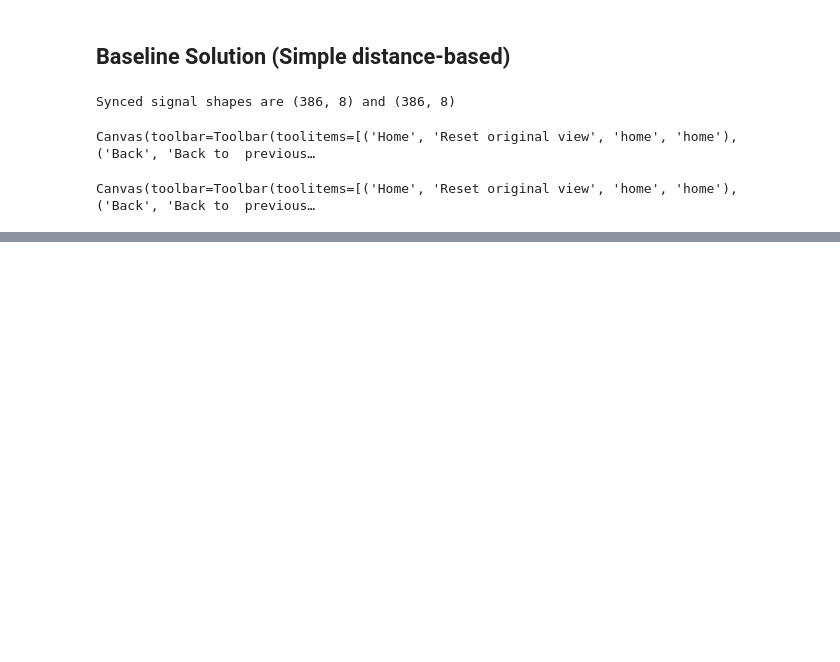
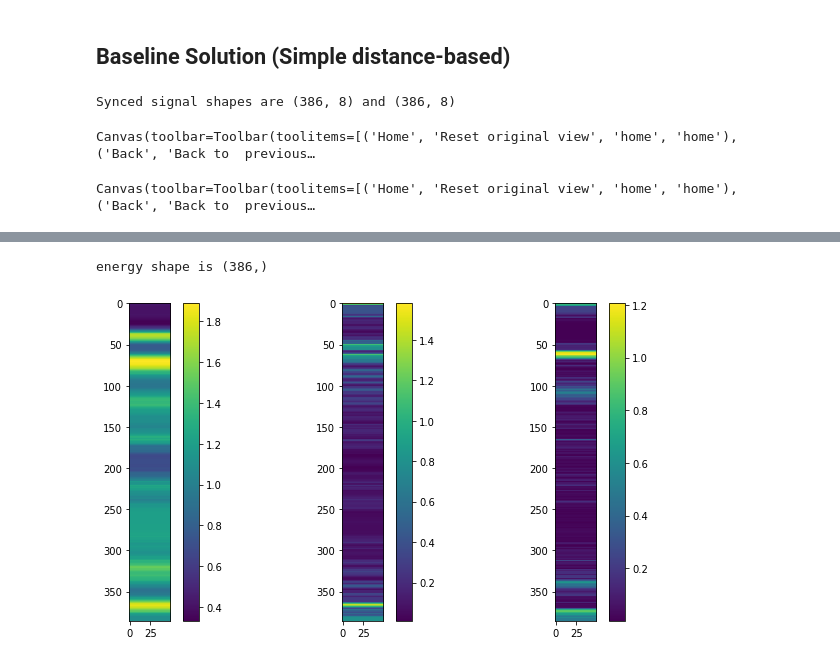
Before and after one commit to ethz-asl/fgsp, a Jupyter notebook: bin/GraphSignatures.ipynb, the cells around one changed output, grey strips where cells are left out. Cells and saved outputs as stored; diff of their text form; code cells hidden in the pictures; blank space fills up the shorter version.

```diff
--- a/bin/GraphSignatures.ipynb
+++ b/bin/GraphSignatures.ipynb
@@ -288,18 +316,23 @@ x_opt_rot = [0] * n_nodes
 x_est_rot = [0] * n_nodes
 
 wxyz = opt_trajectory[0][i,4:8]
-opt_origin = np.linalg.norm(Rotation.from_quat([wxyz[1], wxyz[2], wxyz[3], wxyz[0]]).as_rotvec())
+opt_origin = Rotation.from_quat([wxyz[1], wxyz[2], wxyz[3], wxyz[0]]).as_matrix()
 
 wxyz = est_trajectory[0][i,4:8]
-est_origin = np.linalg.norm(Rotation.from_quat([wxyz[1], wxyz[2], wxyz[3], wxyz[0]]).as_rotvec())
+est_origin = Rotation.from_quat([wxyz[1], wxyz[2], wxyz[3], wxyz[0]]).as_matrix()
 
 
 for i in range(0, n_nodes):
     wxyz = opt_trajectory[0][i,4:8]
-    x_opt_rot[i] = opt_origin - np.linalg.norm(Rotation.from_quat([wxyz[1], wxyz[2], wxyz[3], wxyz[0]]).as_rotvec())
+    rot_diff = np.matmul(opt_origin, Rotation.from_quat([wxyz[1], wxyz[2], wxyz[3], wxyz[0]]).as_matrix().transpose())
+#     x_opt_rot[i] = np.nan_to_num(np.arccos(0.5 * (np.trace(rot_diff)-1)))
+    x_opt_rot[i] = np.trace(rot_diff)
 
     wxyz = est_trajectory[0][i,4:8]
-    x_est_rot[i] = est_origin - np.linalg.norm(Rotation.from_quat([wxyz[1], wxyz[2], wxyz[3], wxyz[0]]).as_rotvec())
+    rot_diff = np.matmul(est_origin, Rotation.from_quat([wxyz[1], wxyz[2], wxyz[3], wxyz[0]]).as_matrix().transpose())
+#     x_est_rot[i] = np.nan_to_num(np.arccos(0.5 * (np.trace(rot_diff)-1)))
+    x_est_rot[i] = np.trace(rot_diff)
+
 
 x_opt_rot = np.array(x_opt_rot)
 x_est_rot = np.array(x_est_rot)
@@ -399,0 +393,42 @@ partitioned noedes [0, 5, 15, 25, 35, 45, 55, 65, 75, 85]
+# %%
+### Combined
+
+x_opt_combined = np.column_stack((x_opt, x_opt_rot))
+x_est_combined = np.column_stack((x_est, x_est_rot))
+W_opt = global_graph_eval.compute_wavelet_coeffs(x_opt_combined)
+W_est = robot_graph_eval.compute_wavelet_coeffs(x_est_combined)
+global_energy = np.abs(np.array(W_opt))
+robot_energy = np.abs(np.array(W_est))
+
+diff = global_energy[:,0:2] - robot_energy[:,0:2]
+diff_n = np.linalg.norm(diff, axis=1)
+print(f'energy shape is {diff_n.shape}')
+
+fig, ax = plt.subplots(1, 3)
+difference_low = np.linalg.norm(global_energy[:,0:2] - robot_energy[:,0:2], axis=1)
+# difference_low = np.reshape(difference_low, (-1,1))
+# difference_low = difference_low / np.max(difference_low)
+# difference_low = np.sum(difference_low, axis=1)
+plt.subplot(1, 3, 1)
+diff_plot = plt.imshow(np.reshape(np.repeat(difference_low, 50, axis=0), (-1,50)))
+plt.colorbar(diff_plot)
+
+difference_mid = np.linalg.norm(global_energy[:,2:5] - robot_energy[:,2:5], axis=1)
+# difference_mid = np.reshape(difference_mid, (-1,1))
+# difference_mid = difference_mid / np.max(difference_mid)
+# difference_mid = np.sum(difference_mid, axis=1)
+plt.subplot(1, 3, 2)
+diff_plot2 = plt.imshow(np.reshape(np.repeat(difference_mid, 50, axis=0), (-1,50)))
+plt.colorbar(diff_plot2)
+
+difference_high = np.linalg.norm(global_energy[:,5:8] - robot_energy[:,5:8], axis=1)
+# difference_high = difference_high / np.max(difference_high)
+# difference_high = np.reshape(difference_high, (-1,1))
+# difference_high = np.sum(difference_high, axis=1)
+plt.subplot(1, 3, 3)
+diff_plot3 = plt.imshow(np.reshape(np.repeat(difference_high, 50, axis=0), (-1,50)))
+plt.colorbar(diff_plot3)
+fig.tight_layout()
+# %% [output]
+energy shape is (386,)
+[figure, added]
```
Also changed, not shown: parts of 16 cells of this notebook, 4 other files.
